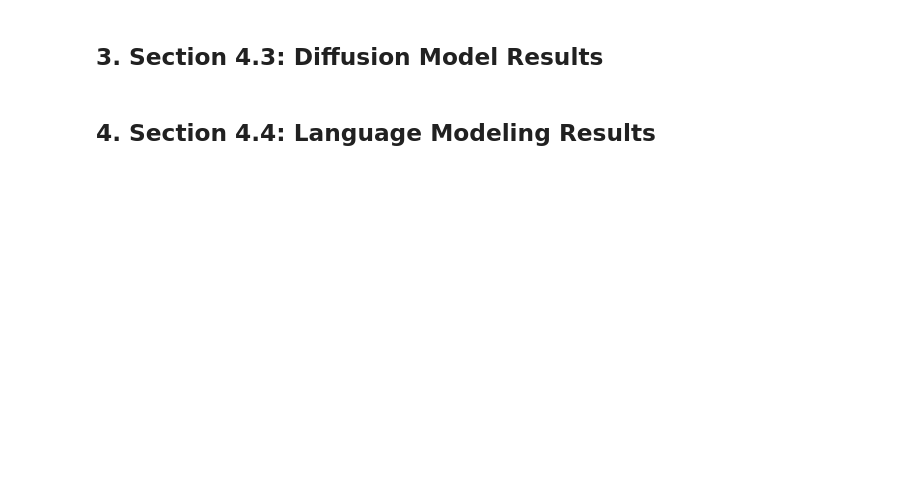
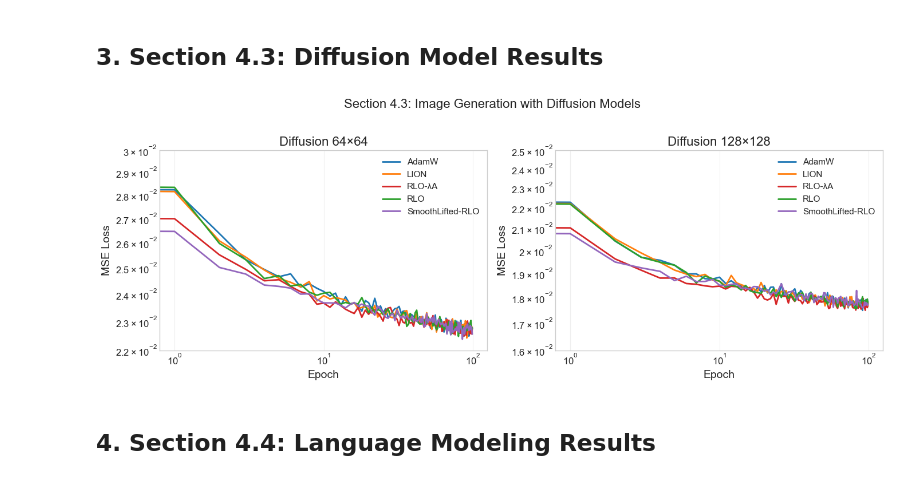
Before and after one commit to noMushroomw/NAIM, a Jupyter notebook: analyze_results.ipynb, the cells around one changed output. Drawn from its saved outputs; the diff is of its cells as text; code cells hidden in the pictures; blank space fills up the shorter version.

```diff
--- a/analyze_results.ipynb
+++ b/analyze_results.ipynb
@@ -131,26 +133,38 @@ plt.show()
 ## 3. Section 4.3: Diffusion Model Results
 # %%
 # Load diffusion results
-diff_64_results = load_results('./results_diffusion', 'diffusion_64_*_results.json')
-diff_128_results = load_results('./results_diffusion', 'diffusion_128_*_results.json')
+diff_64_results = load_results('./results_diff', 'diffusion_64_*_results.json')
+diff_128_results = load_results('./results_diff', 'diffusion_128_*_results.json')
 
 fig, axes = plt.subplots(1, 2, figsize=(14, 5))
+
+#y axis log scale
 
 for ax, (res, title) in zip(axes, [(diff_64_results, '64×64'), (diff_128_results, '128×128')]):
     for opt, data in res.items():
         if 'history' in data and 'loss' in data['history']:
             loss = data['history']['loss']
             ax.plot(loss, label=f"{LABELS.get(opt, opt)}", color=COLORS.get(opt, 'gray'), lw=2)
     ax.set_xlabel('Epoch')
     ax.set_ylabel('MSE Loss')
     ax.set_title(f'Diffusion {title}')
     ax.legend()
     ax.grid(True, alpha=0.3)
+    ax.set_yscale('log')  # Log scale for y-axis
+    ax.set_xscale('log')  # Log scale for x-axis
+    # set the y lim to see the differences better
+    # bottom=2e-2, top=3e-2 for left subplot, bottom=5e-3, top=1e-2 for right subplot
+    if title == '64×64':
+        ax.set_ylim(bottom=2.2e-2, top=3e-2)
+    else:
+        ax.set_ylim(bottom=1.6e-2, top=2.5e-2)
 
 plt.suptitle('Section 4.3: Image Generation with Diffusion Models', fontsize=16, y=1.02)
 plt.tight_layout()
 plt.savefig('fig_diffusion_curves.png', dpi=150, bbox_inches='tight')
 plt.show()
+# %% [output]
+[figure, added]
 # %% [markdown]
 ## 4. Section 4.4: Language Modeling Results
 # %%
```
Also changed, not shown: parts of 9 cells of this notebook.
